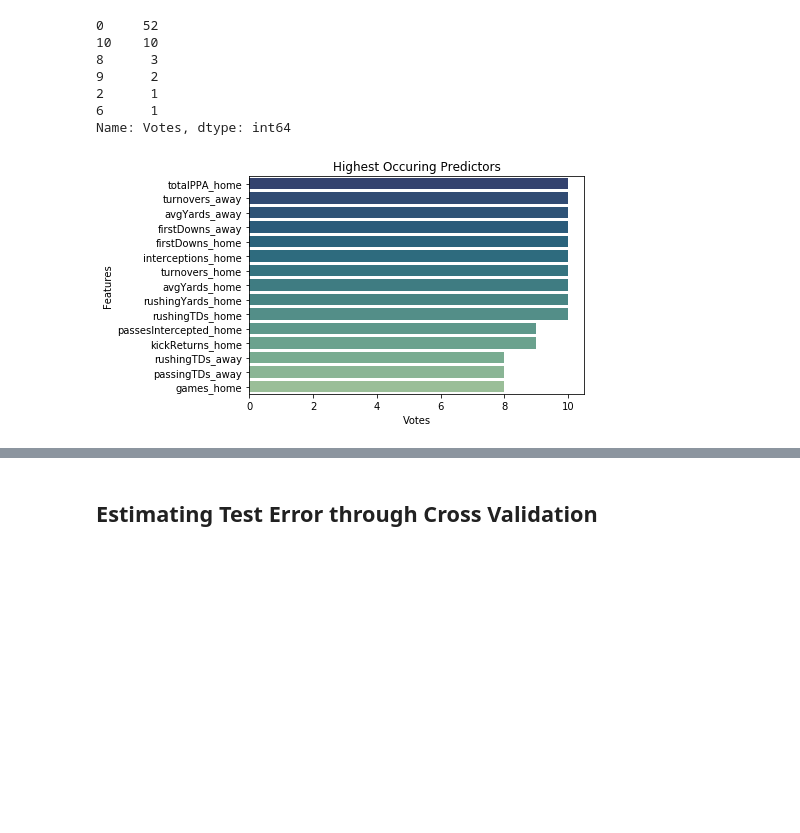
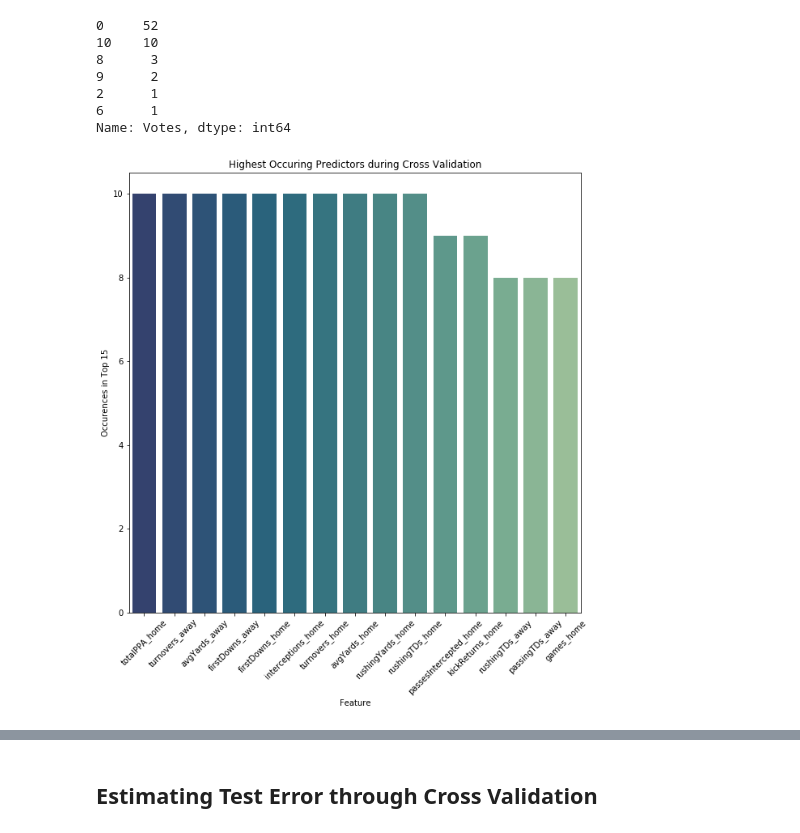
Before and after one commit to DImsirovic/cfb_game_prediction, a Jupyter notebook: modeling/model_building.ipynb, the cells around one changed output, grey strips where cells are left out. Drawn from its saved outputs; the diff is of its cells as text; code cells hidden in the pictures; blank space fills up the shorter version.

```diff
--- a/modeling/model_building.ipynb
+++ b/modeling/model_building.ipynb
@@ -128,13 +129,17 @@ Name: Votes, dtype: int64
 feature_df = feature_voting.sort_values('Votes', ascending=False)
 feature_df = feature_df[feature_df['Votes'] > 0].nlargest(15, columns = 'Votes')
 # %%
-plt.title("Highest Occuring Predictors")
+plt.figure(figsize=(10, 10))
+plt.title("Highest Occuring Predictors during Cross Validation")
 plt.xlabel('Occurences')
-sns.barplot(data=feature_df[feature_df['Votes'] > 0], y='Features', x='Votes',
-            orient='h', palette='crest_r')
-plt.show()
+sns.barplot(data=feature_df[feature_df['Votes'] > 0], x='Features', y='Votes', palette='crest_r')
+plt.ylabel('Occurences in Top 15')
+plt.xticks(rotation=45)
+plt.xlabel('Feature')
+# plt.show()
+plt.savefig('feature_selection.png')
 # %% [output]
-[figure, old version]
+[figure, new version]
 # %%
 new_features = list(feature_df['Features'])
 new_X_train = X_train[new_features]
```
Also changed, not shown: parts of 15 cells of this notebook.
